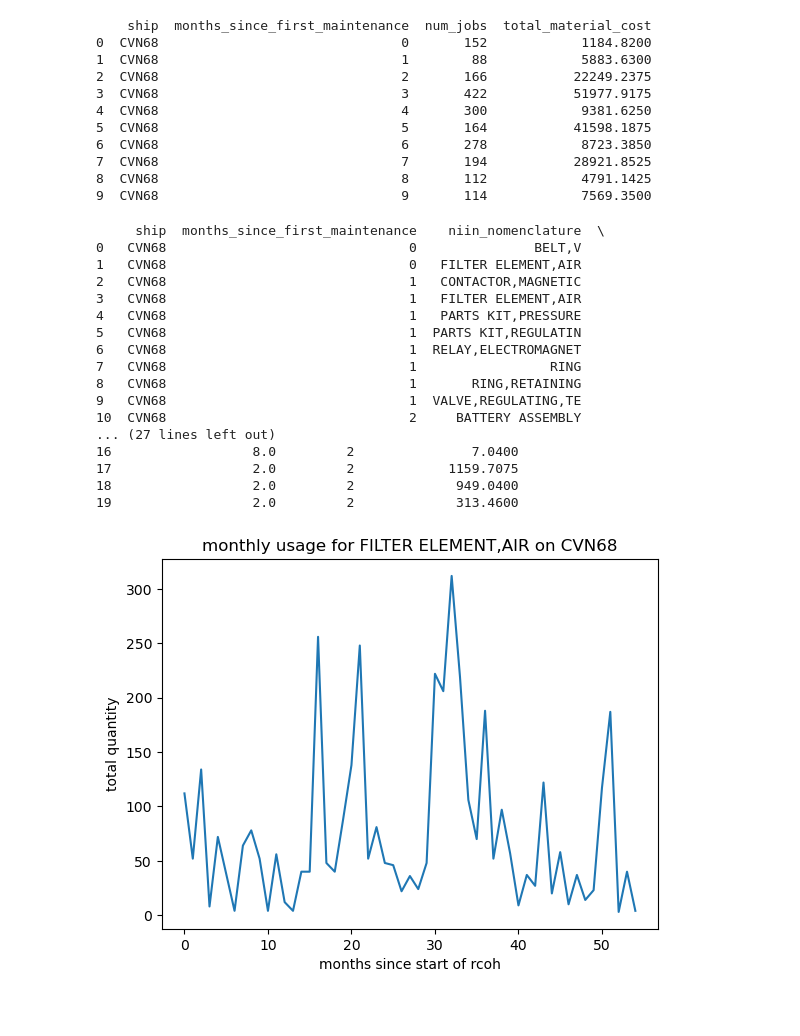
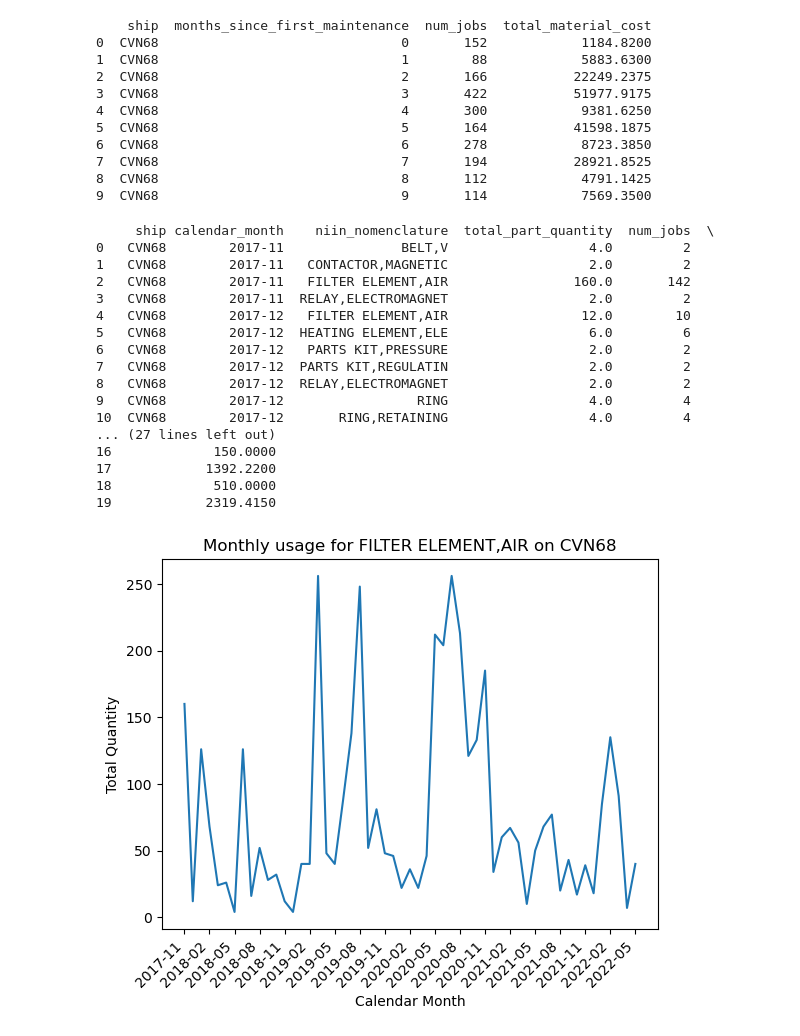
Before and after one commit to jcarswell073/Fleet-Sustainment-HVAC-Project, a Jupyter notebook: Notebooks/part demand prediction.ipynb, the cells around one changed output. Cells and saved outputs as stored; diff of their text form; code cells hidden in the pictures; blank space fills up the shorter version.

```diff
--- a/Notebooks/part demand prediction.ipynb
+++ b/Notebooks/part demand prediction.ipynb
@@ -65,6 +65,9 @@ print(first_maintenance_dates)
 10  CVN78             2017-11-01
 # %%
 hvacdata = hvacdata.merge(first_maintenance_dates, on='ship', how='left')
+# %%
+# column for calendar month
+hvacdata['calendar_month'] = hvacdata['date_maintenance_action'].dt.to_period('M')
 # %%
 # calculate time since start of maintenance jobs
 
@@ -130,7 +133,7 @@ print(job_summary.head(10))
 
 
 monthly_part_summary = (
-    hvacdata.groupby(['ship', 'months_since_first_maintenance', 'niin_nomenclature'])
+    hvacdata.groupby(['ship', 'calendar_month', 'niin_nomenclature'])
     .agg(
         total_part_quantity=('quantity', 'sum'),
         num_jobs=('job_status', 'count'),
@@ -139,42 +142,52 @@ monthly_part_summary = (
     .reset_index()
 )
 
+
 print(monthly_part_summary.head(20))
 # %% [output]
-     ship  months_since_first_maintenance    niin_nomenclature  \
-0   CVN68                               0               BELT,V
-1   CVN68                               0   FILTER ELEMENT,AIR
-2   CVN68                               1   CONTACTOR,MAGNETIC
-3   CVN68                               1   FILTER ELEMENT,AIR
-4   CVN68                               1   PARTS KIT,PRESSURE
-5   CVN68                               1  PARTS KIT,REGULATIN
-6   CVN68                               1  RELAY,ELECTROMAGNET
-7   CVN68                               1                 RING
-8   CVN68                               1       RING,RETAINING
-9   CVN68                               1  VALVE,REGULATING,TE
-10  CVN68                               2     BATTERY ASSEMBLY
+     ship calendar_month    niin_nomenclature  total_part_quantity  num_jobs  \
+0   CVN68        2017-11               BELT,V                  4.0         2
+1   CVN68        2017-11   CONTACTOR,MAGNETIC                  2.0         2
+2   CVN68        2017-11   FILTER ELEMENT,AIR                160.0       142
+3   CVN68        2017-11  RELAY,ELECTROMAGNET                  2.0         2
+4   CVN68        2017-12   FILTER ELEMENT,AIR                 12.0        10
+5   CVN68        2017-12  HEATING ELEMENT,ELE                  6.0         6
+6   CVN68        2017-12   PARTS KIT,PRESSURE                  2.0         2
+7   CVN68        2017-12  PARTS KIT,REGULATIN                  2.0         2
+8   CVN68        2017-12  RELAY,ELECTROMAGNET                  2.0         2
+9   CVN68        2017-12                 RING                  4.0         4
+10  CVN68        2017-12       RING,RETAINING                  4.0         4
 ... (27 lines left out)
-16                  8.0         2               7.0400
-17                  2.0         2            1159.7075
-18                  2.0         2             949.0400
-19                  2.0         2             313.4600
+16             150.0000
+17            1392.2200
+18             510.0000
+19            2319.4150
 # %%
 import matplotlib.pyplot as plt
 
 part = 'FILTER ELEMENT,AIR'
 ship = 'CVN68'
 
 part_data = monthly_part_summary[
     (monthly_part_summary['niin_nomenclature'] == part) &
     (monthly_part_summary['ship'] == ship)
 ]
 
-plt.plot(part_data['months_since_first_maintenance'], part_data['total_part_quantity'])
-plt.title(f"monthly usage for {part} on {ship}")
-plt.xlabel('months since start of rcoh')
-plt.ylabel('total quantity')
+plt.plot(part_data['calendar_month'].astype(str), part_data['total_part_quantity'])
+plt.title(f"Monthly usage for {part} on {ship}")
+plt.xlabel('Calendar Month')
+plt.ylabel('Total Quantity')
+
+# every 3rd month for readability
+plt.xticks(
+    ticks=range(0, len(part_data['calendar_month']), 3),
+    labels=part_data['calendar_month'].astype(str)[::3],
+    rotation=45,
+    ha='right'
+)
+
 plt.show()
 # %% [output]
-[figure, old version]
+[figure, new version]
 # %%
 # some feature ideas that could go into model: num_jobs (more jobs = more parts), maintenace_duration (if jobs are taking longer, maybe more parts are needed), ship_age (older ships may need more replacement parts), months_since_rcoh_start, etc.
```
